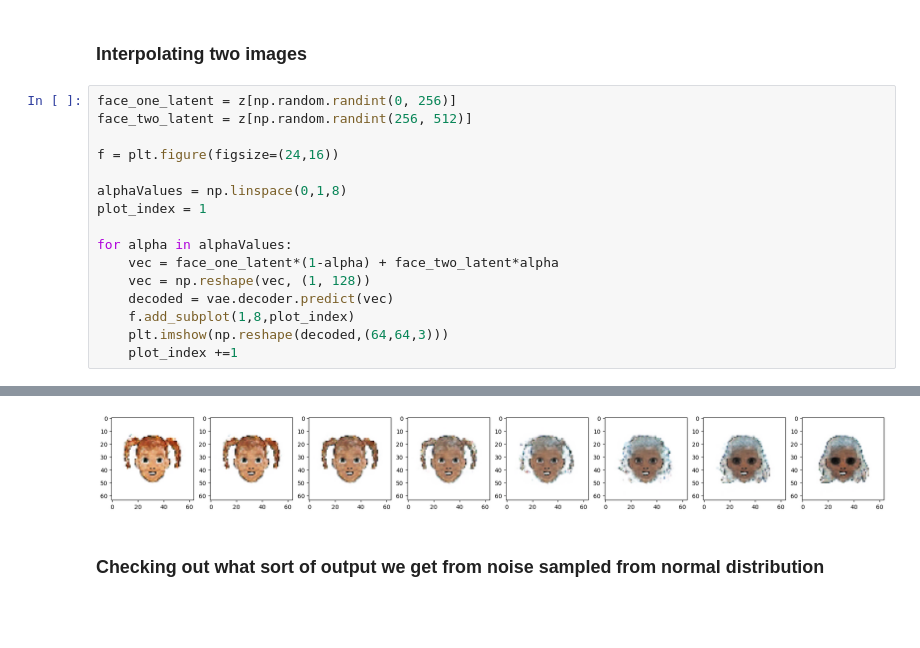
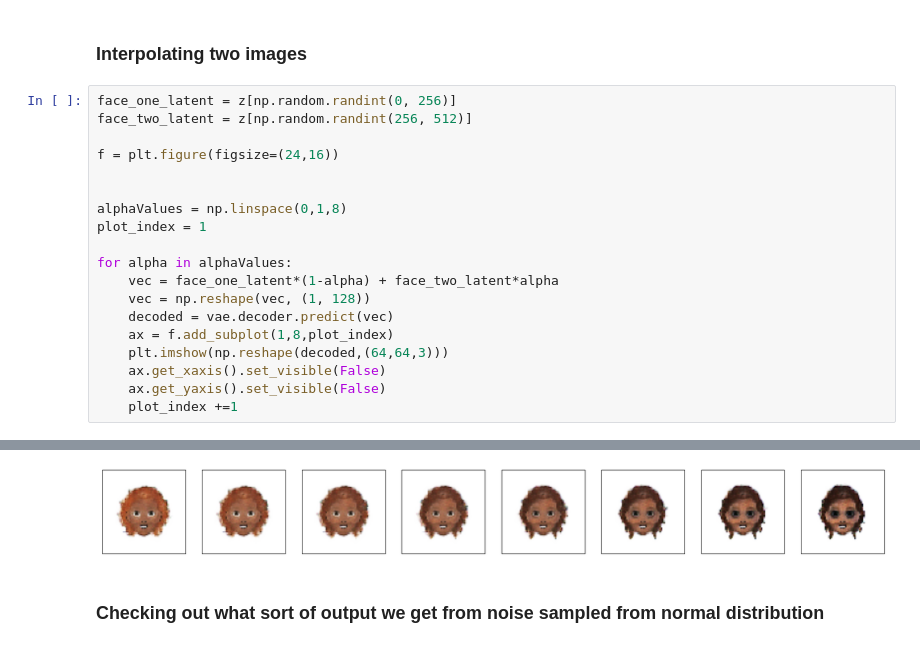
Before and after one commit to HilkarSoberanes/MachineLearning, a Jupyter notebook: VAE_CartoonFaces.ipynb, the cells around one changed output, grey strips where cells are left out. Cells and saved outputs as stored; diff of their text form; blank space fills up the shorter version.

```diff
--- a/VAE_CartoonFaces.ipynb
+++ b/VAE_CartoonFaces.ipynb
@@ -398,6 +360,7 @@ face_one_latent = z[np.random.randint(0, 256)]
 face_two_latent = z[np.random.randint(256, 512)]
 
 f = plt.figure(figsize=(24,16))
+
 
 alphaValues = np.linspace(0,1,8)
 plot_index = 1
@@ -406,7 +369,9 @@ for alpha in alphaValues:
     vec = face_one_latent*(1-alpha) + face_two_latent*alpha
     vec = np.reshape(vec, (1, 128))
     decoded = vae.decoder.predict(vec)
-    f.add_subplot(1,8,plot_index)
+    ax = f.add_subplot(1,8,plot_index)
     plt.imshow(np.reshape(decoded,(64,64,3)))
+    ax.get_xaxis().set_visible(False)
+    ax.get_yaxis().set_visible(False)
     plot_index +=1
 # %% [output]
@@ -421,4 +386,4 @@ for alpha in alphaValues:
-[figure, old version]
+[figure, new version]
 # %% [markdown]
 ### Checking out what sort of output we get from noise sampled from normal distribution
 # %%
```
Also changed, not shown: parts of 10 cells of this notebook.
